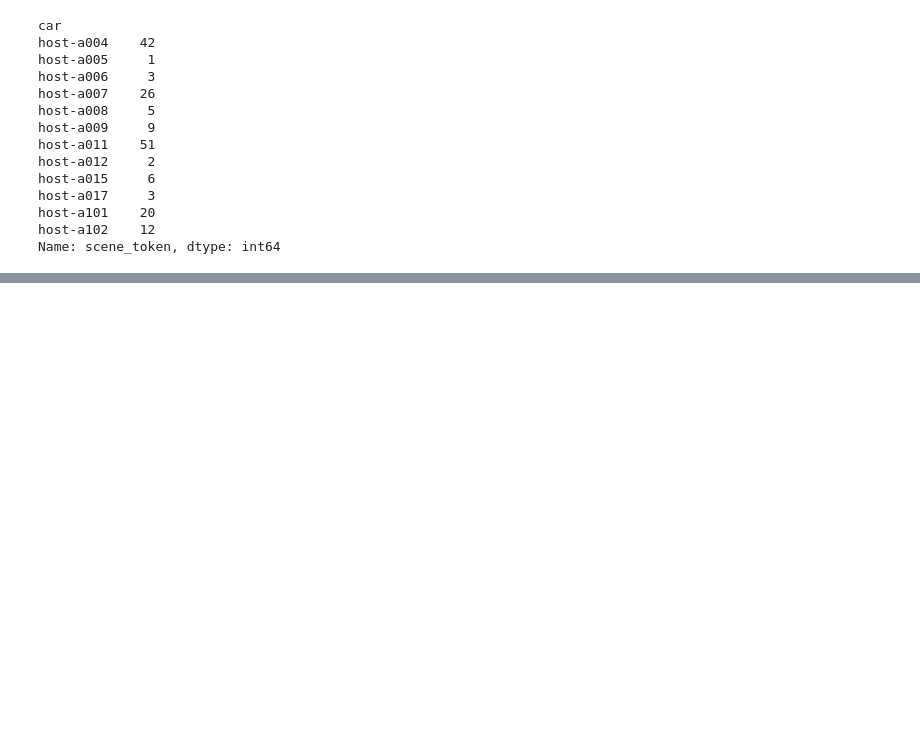
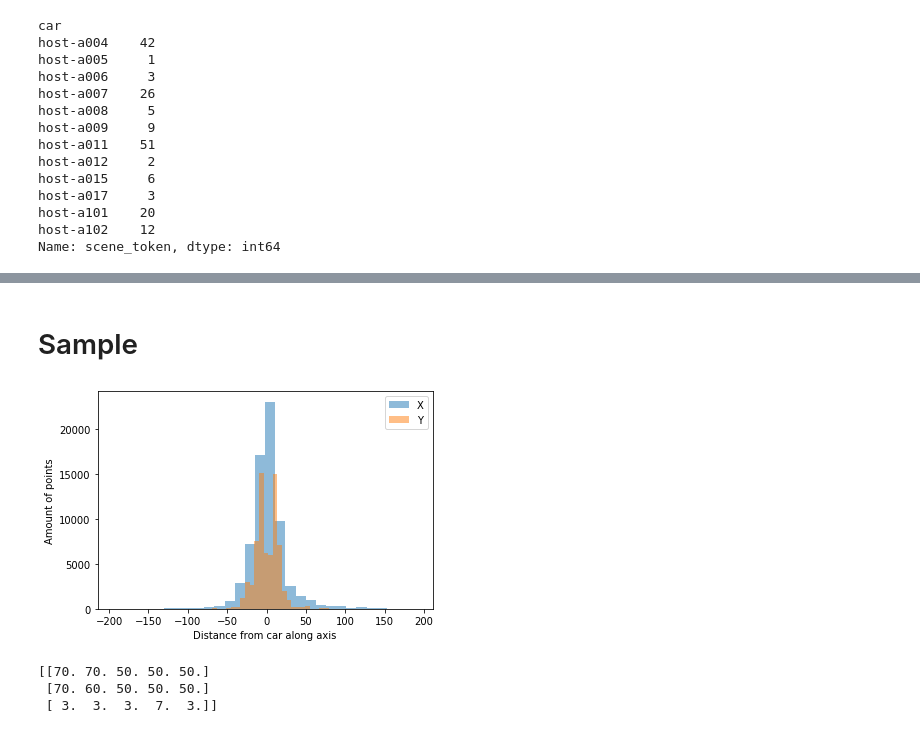
Before and after one commit to jsaurabh/3d-object-detection, a Jupyter notebook: unet.ipynb, the cells around one changed output, grey strips where cells are left out. Saved outputs shown, nothing was run; the diff lists cells and outputs as text; code cells hidden in the pictures; blank space fills up the shorter version.

```diff
--- a/unet.ipynb
+++ b/unet.ipynb
@@ -88,0 +165,5 @@ Name: scene_token, dtype: int64
+# %%
+valid_cars = ['host-a0012', 'host-a101', 'host-a102']
+
+valid_df = d[d['car'].isin(valid_cars)]
+train_df = d[~d.index.isin(valid_df.index)]
@@ -88,0 +174,40 @@ Name: scene_token, dtype: int64
+# %% [markdown]
+# Sample
+# %%
+first_sample_token = train_df.first_sample_token.values[0]
+sample = data.get("sample", first_sample_token)
+
+sample_lidar_token = sample["data"]["LIDAR_TOP"]
+lidar_data = data.get("sample_data", sample_lidar_token)
+lidar_filepath = data.get_sample_data_path(sample_lidar_token)
+
+ego_pose = data.get("ego_pose", lidar_data["ego_pose_token"])
+calibrated_sensor = data.get("calibrated_sensor", lidar_data["calibrated_sensor_token"])
+
+# Homogeneous transformation matrix from car frame to world frame.
+global_from_car = transform_matrix(ego_pose['translation'],
+                                   Quaternion(ego_pose['rotation']), inverse=False)
+
+# Homogeneous transformation matrix from sensor coordinate frame to ego car frame.
+car_from_sensor = transform_matrix(calibrated_sensor['translation'], Quaternion(calibrated_sensor['rotation']),
+                                    inverse=False)
+# %%
+pointCloud = LidarPointCloud.from_file(lidar_filepath)
+pointCloud.transform(car_from_sensor)
+# %%
+plt.hist(pointCloud.points[0], alpha = 0.5, bins = 30, label = "X")
+plt.hist(pointCloud.points[1], alpha = 0.5, bins = 30, label = "Y")
+plt.legend()
+plt.xlabel("Distance from car along axis")
+plt.ylabel("Amount of points")
+plt.show()
+# %% [output]
+[figure, added]
+# %%
+tm = transformation2voxel(shape = (100,100,4), size = (0.5,0.5,0.5), offset = (0,0,0.5))
+p = transform(np.array([[10, 10, 0, 0, 0], [10, 5, 0, 0, 0],[0, 0, 0, 2, 0]], dtype = np.float32), tm)
+print(p)
+# %% [output]
+[[70. 70. 50. 50. 50.]
+ [70. 60. 50. 50. 50.]
+ [ 3.  3.  3.  7.  3.]]
```
Also changed, not shown: parts of 44 cells of this notebook, 3 other files.
